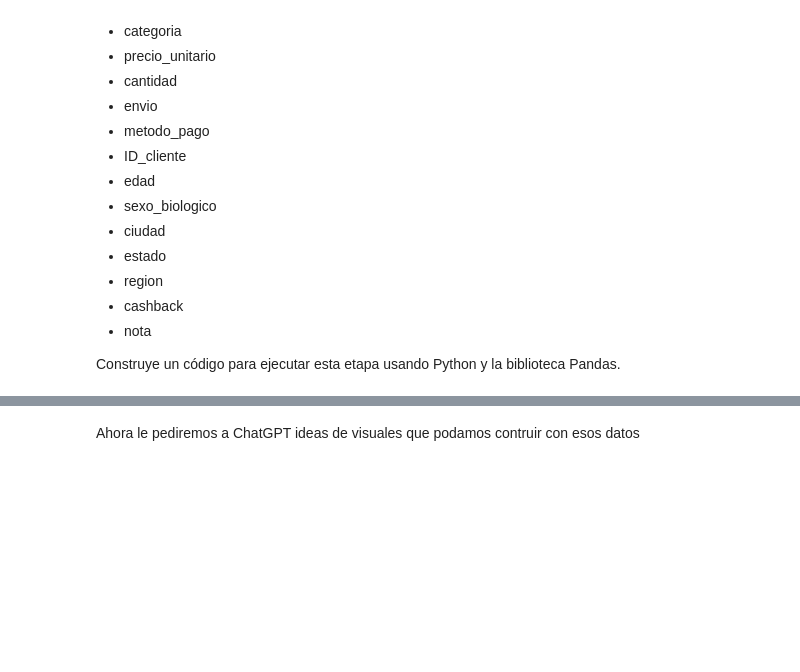
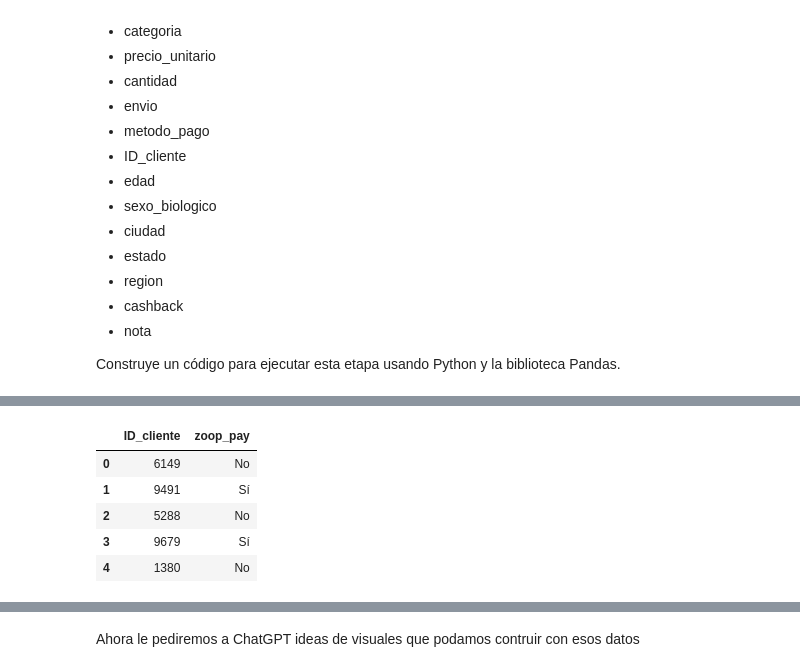
Before and after one commit to AndresCMontejo/IA_Aplicada_a_Ciencia_de_datos, a Jupyter notebook: IA_aplicada_a_ciencia_de_datos.ipynb, the cells around one changed output, grey strips where cells are left out. Drawn from its saved outputs; the diff is of its cells as text; code cells hidden in the pictures; blank space fills up the shorter version.

```diff
--- a/IA_aplicada_a_ciencia_de_datos.ipynb
+++ b/IA_aplicada_a_ciencia_de_datos.ipynb
@@ -371,3 +372,17 @@ df.head()
 | 2 | 9 | 2023-01-03 | 17:08 | Belleza e higiene | 68.9 | 2 | 13.78 | Tarjeta de Crédito | 5288 | ... |
 | 3 | 4 | 2023-01-03 | 14:29 | Herramientas y construcción | 80.9 | 5 | 40.45 | Transferencia | 9679 | ... |
 | 4 | 8 | 2023-01-03 | 18:02 | Belleza e higiene | 165.0 | 4 | 0.00 | Transferencia | 1380 | ... |
+# %%
+#Agregando base de datos extra
+url_zoop_pay = "https://gist.githubusercontent.com/ahcamachod/ce728231a836a973c0df94a9f03ed871/raw/8db6da43d7cd94fcab937208067d0fceb521b78c/zoop_pay.csv"
+# %%
+#transformando en DataFrame
+pay = pd.read_csv(url_zoop_pay)
+pay.head()
+# %% [output]
+|  | ID_cliente | zoop_pay |
+| 0 | 6149 | No |
+| 1 | 9491 | Sí |
+| 2 | 5288 | No |
+| 3 | 9679 | Sí |
+| 4 | 1380 | No |
```
Also changed, not shown: parts of 2 cells of this notebook.
